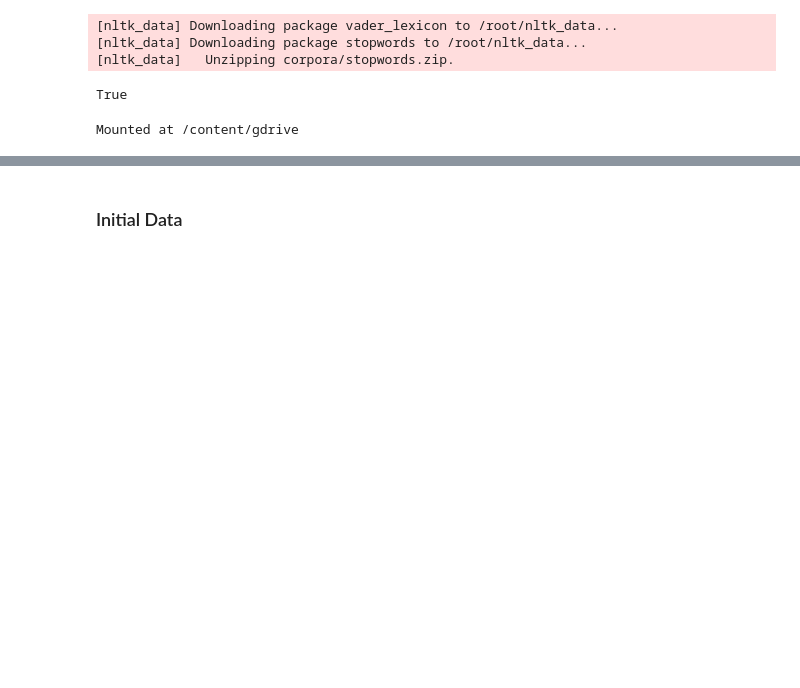
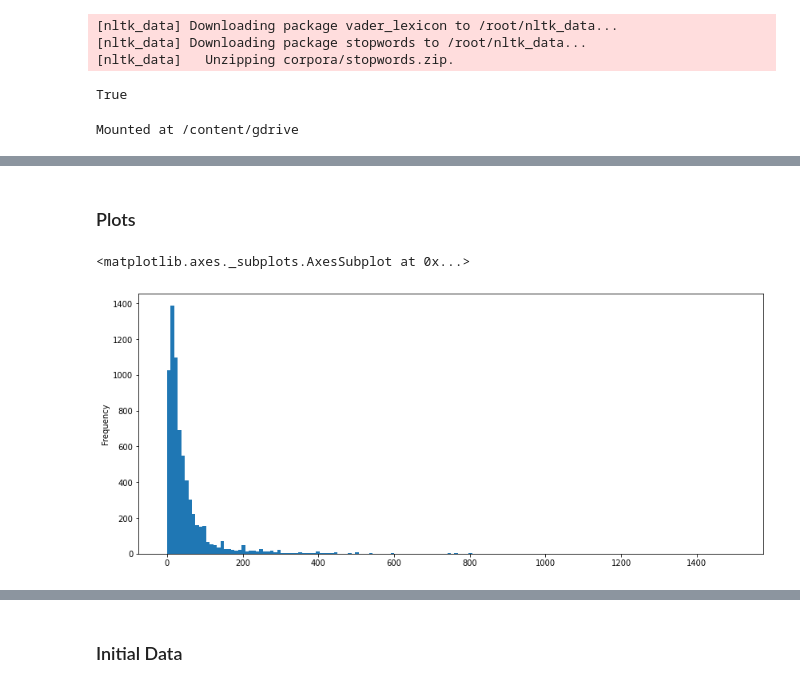
Before and after one commit to ting486/Consumer-Reviews-And-Purchasing-Decisions, a Jupyter notebook: amazon_video_games_25GB_RAM.ipynb, the cells around one changed output, grey strips where cells are left out. Saved outputs shown, nothing was run; the diff lists cells and outputs as text; code cells hidden in the pictures; blank space fills up the shorter version.

```diff
--- a/amazon_video_games_25GB_RAM.ipynb
+++ b/amazon_video_games_25GB_RAM.ipynb
@@ -34,0 +141,14 @@ Mounted at /content/gdrive
+# %%
+dfProd = dfProd.replace({'EA': 'Electronic Arts', 'EA Games': 'Electronic Arts', 'At Electronic Arts': 'Electronic Arts',
+                         'Electronic Arts Sports': 'EA Sports', 'Electronic Arts, Inc.': 'Electronic Arts',
+                         'Electronic Arts Inc.': 'Electronic Arts', 'Electronic Arts 1001573': 'EA Sports',
+                         'EA Active': 'EA Sports', 'Electronic Arts UK IMPORT': 'EA Sports'})
+dfProd = dfProd.replace({'HPS Simulation': 'HPS Simulations'})
+dfProd = dfProd.replace({'PS1': 'Playstation', 'PS2': 'Playstation', 'PS3': 'Playstation', 'PS4': 'Playstation'})
+dfProd['brand'] = dfProd.brand.str.replace(r'(^.*PS2.*$)', 'Playstation', regex=True)
+dfProd['brand'] = dfProd.brand.str.replace(r'(^.*PS 2.*$)', 'Playstation', regex=True)
+dfProd['brand'] = dfProd.brand.str.replace(r'(^.*PS3.*$)', 'Playstation', regex=True)
+dfProd['brand'] = dfProd.brand.str.replace(r'(^.*PS 3.*$)', 'Playstation', regex=True)
+dfProd['brand'] = dfProd.brand.str.replace(r'(^.*PS4.*$)', 'Playstation', regex=True)
+
+# dfProd = dfProd.replace({'': None, 'Unknown': None})
@@ -34,0 +183,4 @@ Mounted at /content/gdrive
+# %%
+dfProd['feature'] = [','.join(map(str, l)) for l in dfProd['feature']]
+# %%
+dfProd['description'] = [','.join(map(str, l)) for l in dfProd['description']]
@@ -34,0 +192,8 @@ Mounted at /content/gdrive
+# %%
+# final touch-up
+dfProd = dfProd.astype({'numImages': np.uint8, 'numHighResImages': np.uint8})
+dfProd = dfProd[['asin', 'title', 'brand', 'category_y', 'price', #'category',
+                 'rank1', 'rank2', 'category2', 'rank3', 'category3', 'rank4', 'category4',
+                 'numImages', 'numHighResImages',
+                 'main_cat', 'details', 'feature'#, 'also_buy', 'also_view', 'similar_item' #'description'
+                 ]]
@@ -34,0 +235,7 @@ Mounted at /content/gdrive
+# %% [markdown]
+### Plots
+# %%
+dfProd['price'].plot.hist(bins=160, figsize=(14,6))
+# %% [output]
+<matplotlib.axes._subplots.AxesSubplot at 0x...>
+[figure, added]
```
Also changed, not shown: parts of 77 cells of this notebook.
